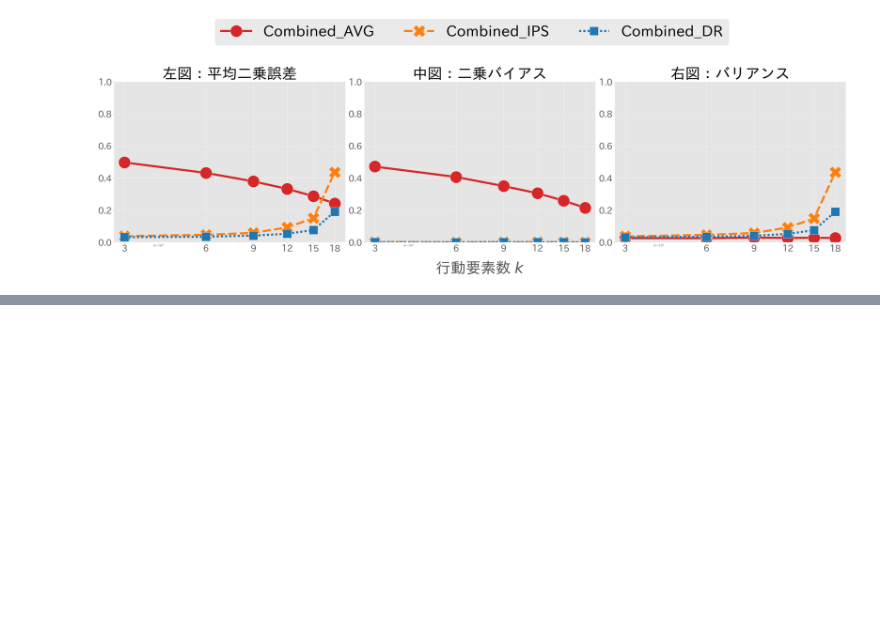
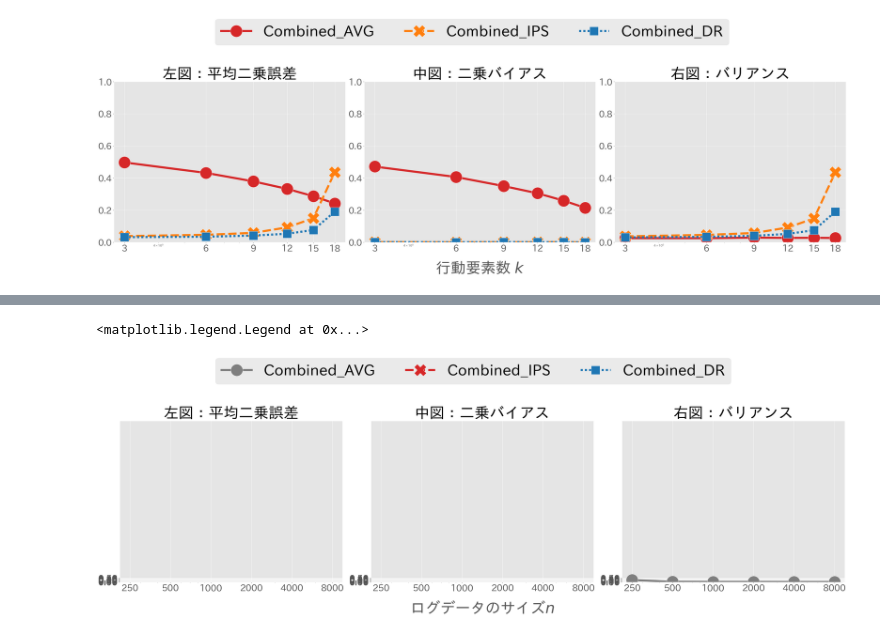
Before and after one commit to RickHub0115/Estimator-for-Offline-Policy-Evaluation-of-Recommending-Multiple-Actions-Considering-Platform-Wide-R, a Jupyter notebook: ope.ipynb, the cells around one changed output, grey strips where cells are left out. Saved outputs shown, nothing was run; the diff lists cells and outputs as text; code cells hidden in the pictures; blank space fills up the shorter version.

```diff
--- a/ope.ipynb
+++ b/ope.ipynb
@@ -669,0 +670,11 @@ plt.show()
+# %%
+## シミュレーション設定
+num_runs = 5# シミュレーションの繰り返し回数(500)
+dim_x = 10 # 特徴量xの次元
+num_actions = 20 # 行動数, |A|
+beta = -3 # データ収集方策のパラメータ
+test_data_size = 100000 # 評価方策の真の性能を近似するためのテストデータのサイズ
+random_state = 12345
+random_ = check_random_state(random_state)
+num_data_list = [250, 500, 1000, 2000, 4000, 8000] # データ収集方策が収集したログデータのサイズ
+k = 10    # 行動の組み合わせの要素の数
@@ -669,0 +764,41 @@ plt.show()
+# %%
+y_label_dict = {"se": "左図：平均二乗誤差", "bias": "中図：二乗バイアス", "variance": "右図：バリアンス"}
+
+fig, ax_list = plt.subplots(1, 3, figsize=(35, 10), tight_layout=True)
+for i, y in enumerate(["se", "bias", "variance"]):
+    ax = ax_list[i]
+    sns.lineplot(
+        markers=True,
+        markersize=40,
+        linewidth=7,
+        legend=False,
+        style="est",
+        x="num_data",
+        y=y,
+        hue="est",
+        ax=ax,
+        ci=None,
+        #palette=["tab:grey", "tab:red"],
+        palette=["tab:grey", "tab:red", "tab:blue"],
+        data=result_df_data,
+    )
+    ax.set_title(y_label_dict[y], fontsize=50)
+    # yaxis
+    ax.set_ylabel("")
+    ax.set_ylim(0.0, 20)
+    ax.set_yticks(np.arange(0.0,0.55,0.05))
+    ax.tick_params(axis="y", labelsize=30)
+    ax.yaxis.set_label_coords(-0.1, 0.5)
+    # xaxis
+    ax.set_xscale("log")
+    if i == 1:
+        ax.set_xlabel(r"ログデータのサイズ$n$", fontsize=50)
+    else:
+        ax.set_xlabel(r"", fontsize=40)
+    ax.set_xticks(num_data_list)
+    ax.set_xticklabels(num_data_list, fontsize=30)
+    ax.xaxis.set_label_coords(0.5, -0.12)
+fig.legend(["Combined_AVG", "Combined_IPS", "Combined_DR"], fontsize=50, bbox_to_anchor=(0.5, 1.15), ncol=4, loc="center")
+# %% [output]
+<matplotlib.legend.Legend at 0x...>
+[figure, added]
```
Also changed, not shown: parts of 4 cells of this notebook, 4 other files.
